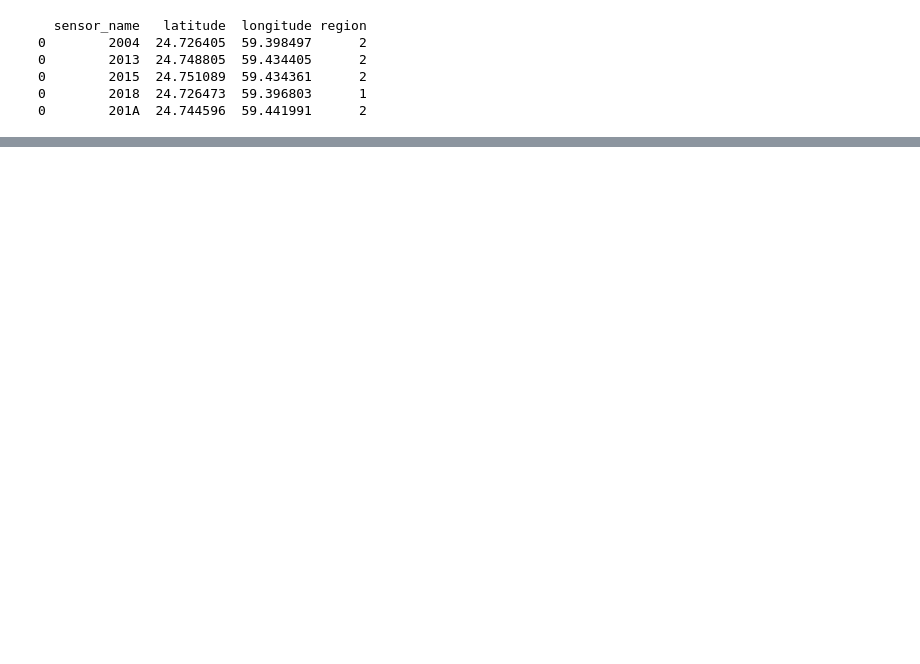
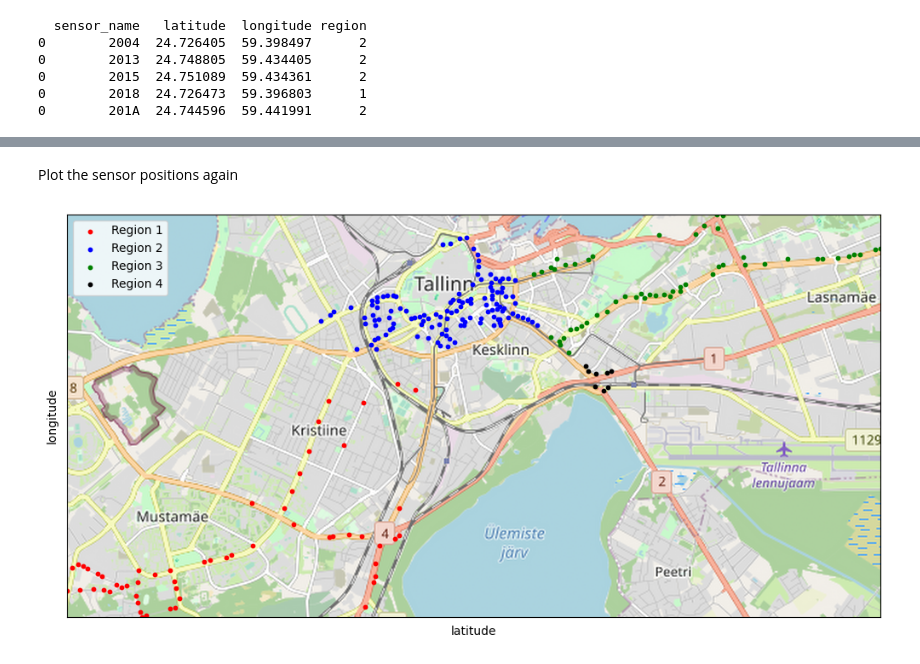
Before and after one commit to fahaerte/LSIES-FinalAssignment, a Jupyter notebook: SensorLocations.ipynb, the cells around one changed output, grey strips where cells are left out. Saved outputs shown, nothing was run; the diff lists cells and outputs as text; code cells hidden in the pictures; blank space fills up the shorter version.

```diff
--- a/SensorLocations.ipynb
+++ b/SensorLocations.ipynb
@@ -72,0 +86,12 @@ plt.show()
+# %%
+region2_max_lat = sensor_df[sensor_df['region'] == 2]['latitude'].max()
+region2_min_lon = sensor_df[sensor_df['region'] == 2]['longitude'].min()
+
+sensor_df.loc[(sensor_df.region==2) & (sensor_df.latitude==region2_max_lat), 'region'] = 3
+sensor_df.loc[(sensor_df.region==2) & (sensor_df.longitude==region2_min_lon), 'region'] = 1
+# %% [markdown]
+Plot the sensor positions again
+# %%
+plot_sensor_positions(sensor_df, regions)
+# %% [output]
+[figure, added]
```
Also changed, not shown: parts of 10 cells of this notebook.
